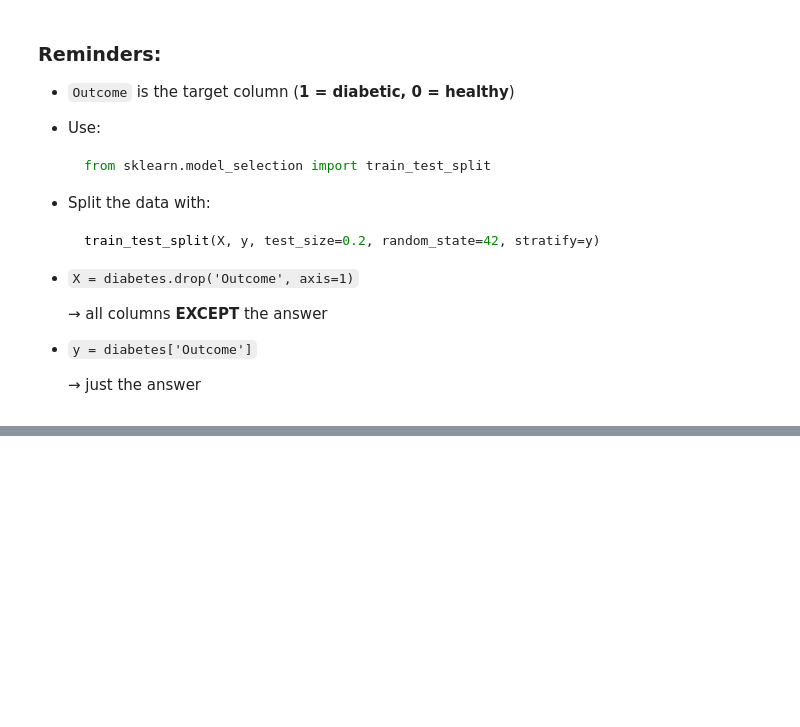
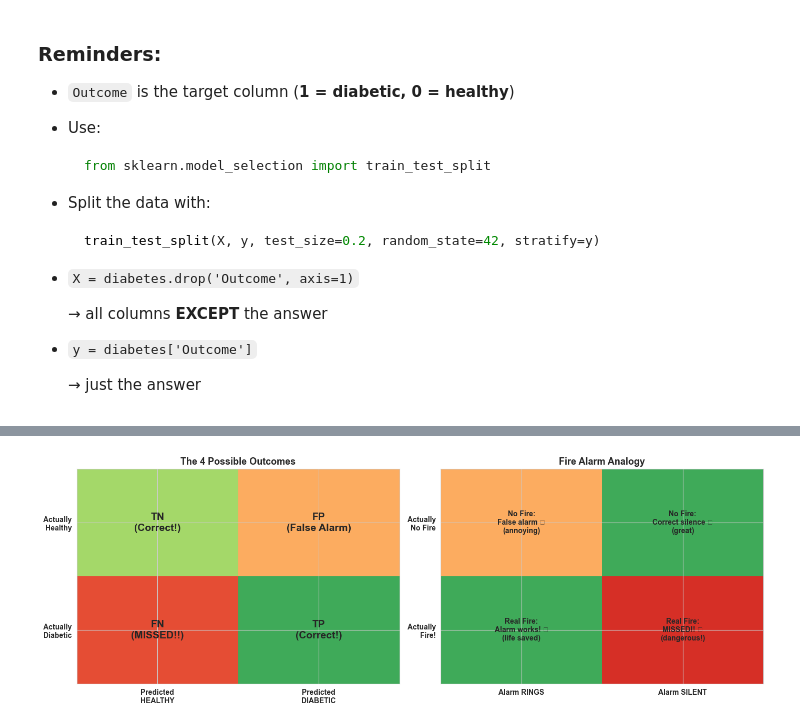
Before and after one commit to damanadidier/DI_Bootcamp, a Jupyter notebook: Week4/Day2/learning_classification.ipynb, the cells around one changed output, grey strips where cells are left out. Drawn from its saved outputs; the diff is of its cells as text; code cells hidden in the pictures; blank space fills up the shorter version.

```diff
--- a/Week4/Day2/learning_classification.ipynb
+++ b/Week4/Day2/learning_classification.ipynb
@@ -904,0 +994,46 @@ Name: count, dtype: int64
+# %%
+# The fire alarm analogy — visualised
+
+fig, axes = plt.subplots(1, 2, figsize=(14, 5))
+
+# Confusion matrix as a concept
+labels = np.array([['TN\n(Correct!)', 'FP\n(False Alarm)'],
+                   ['FN\n(MISSED!!)', 'TP\n(Correct!)']])
+colors = np.array([[0.7, 0.3], [0.15, 0.85]])
+
+ax1 = axes[0]
+ax1.imshow(colors, cmap='RdYlGn', aspect='auto', vmin=0, vmax=1)
+for i in range(2):
+    for j in range(2):
+        ax1.text(j, i, labels[i, j], ha='center', va='center',
+                 fontsize=14, fontweight='bold')
+ax1.set_xticks([0, 1])
+ax1.set_xticklabels(['Predicted\nHEALTHY', 'Predicted\nDIABETIC'], fontweight='bold')
+ax1.set_yticks([0, 1])
+ax1.set_yticklabels(['Actually\nHealthy', 'Actually\nDiabetic'], fontweight='bold')
+ax1.set_title('The 4 Possible Outcomes', fontweight='bold', fontsize=13)
+
+# The fire alarm analogy
+scenarios = ['Fire Alarm\nGoes Off', 'Fire Alarm\nStays Silent']
+outcomes_fire = ['No Fire\n(False Alarm)\n→ Annoying', 'No Fire\n(Correct!)\n→ Great']
+outcomes_miss = ['Real Fire\n(Correct!)\n→ Life saved', 'Real Fire\n(MISSED!!)\n→ Danger!']
+
+ax2 = axes[1]
+table_data = [['No Fire:\nFalse alarm 🔔\n(annoying)', 'No Fire:\nCorrect silence ✓\n(great)'],
+              ['Real Fire:\nAlarm works! ✓\n(life saved)', 'Real Fire:\nMISSED!! 🔥\n(dangerous!)']]
+colors2 = np.array([[0.3, 0.85], [0.85, 0.1]])
+ax2.imshow(colors2, cmap='RdYlGn', aspect='auto', vmin=0, vmax=1)
+for i in range(2):
+    for j in range(2):
+        ax2.text(j, i, table_data[i][j], ha='center', va='center',
+                 fontsize=10, fontweight='bold')
+ax2.set_xticks([0, 1])
+ax2.set_xticklabels(['Alarm RINGS', 'Alarm SILENT'], fontweight='bold')
+ax2.set_yticks([0, 1])
+ax2.set_yticklabels(['Actually\nNo Fire', 'Actually\nFire!'], fontweight='bold')
+ax2.set_title('Fire Alarm Analogy', fontweight='bold', fontsize=13)
+
+plt.tight_layout()
+plt.show()
+# %% [output]
+[figure, added]
```
Also changed, not shown: parts of 10 cells of this notebook, 2 other files.
